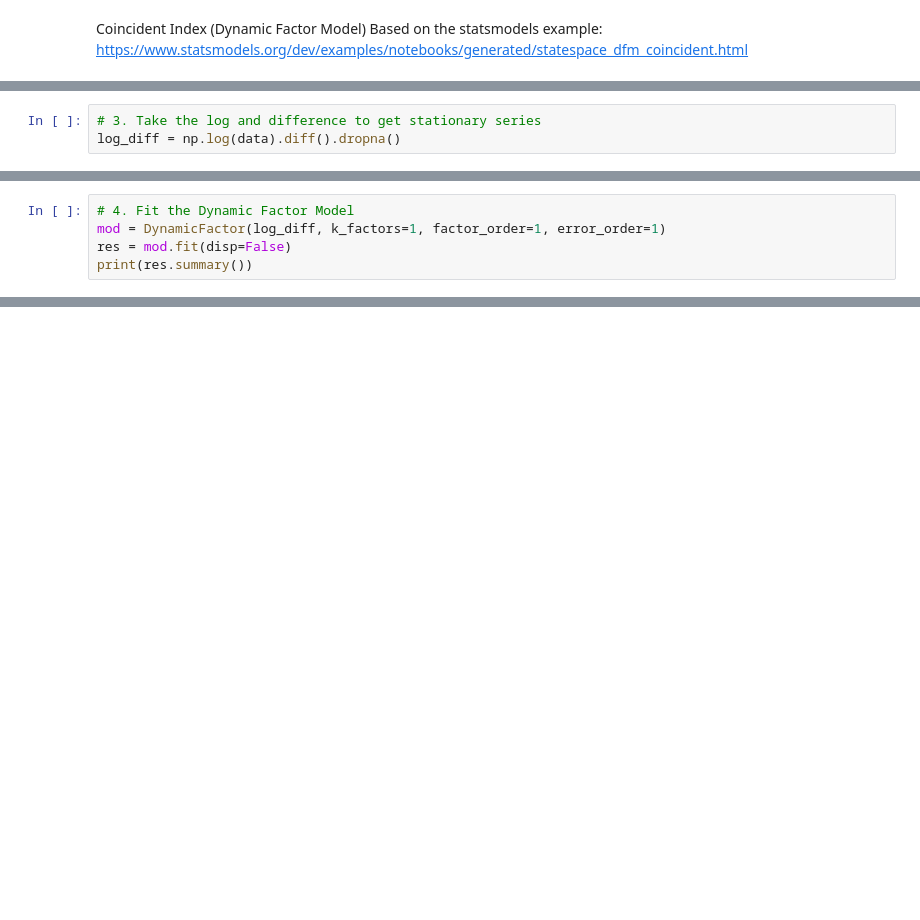
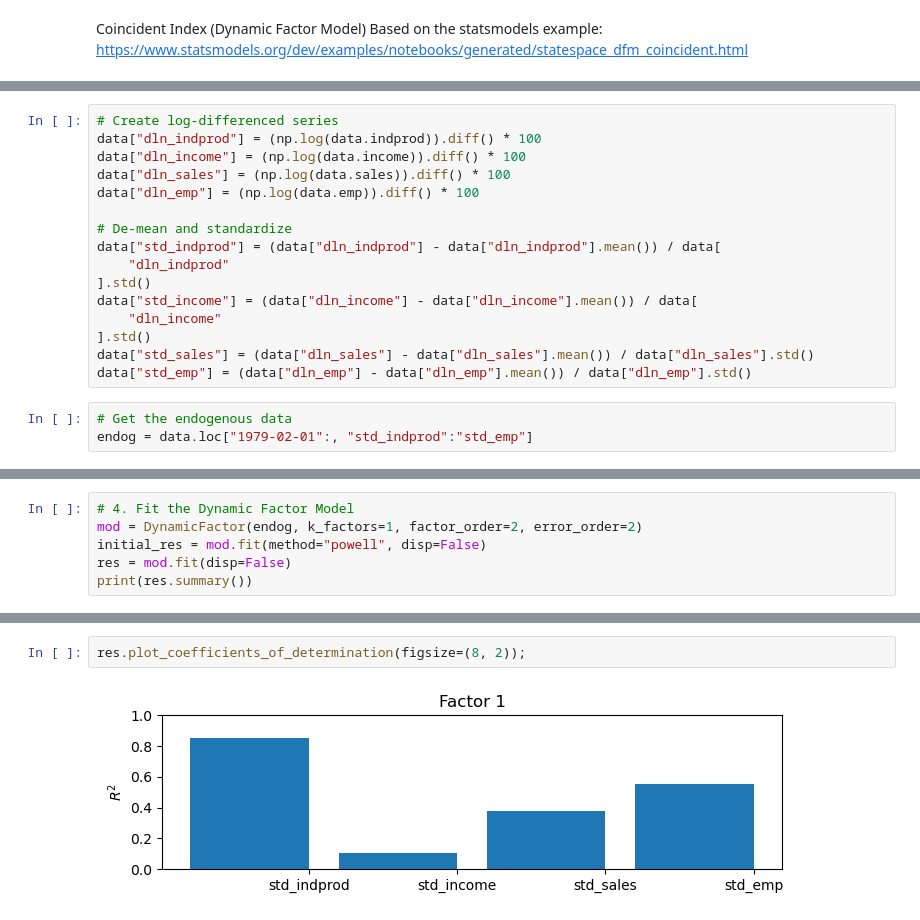
Before and after one commit to andreacate/GSoC2025_PyMC_extracode, a Jupyter notebook: StatsModel_DFM_coincident2.ipynb, the cells around one changed output, grey strips where cells are left out. Cells and saved outputs as stored; diff of their text form; blank space fills up the shorter version.

```diff
--- a/StatsModel_DFM_coincident2.ipynb
+++ b/StatsModel_DFM_coincident2.ipynb
@@ -29,3 +127,19 @@ data = data.dropna()
 # %%
-# 3. Take the log and difference to get stationary series
-log_diff = np.log(data).diff().dropna()
+# Create log-differenced series
+data["dln_indprod"] = (np.log(data.indprod)).diff() * 100
+data["dln_income"] = (np.log(data.income)).diff() * 100
+data["dln_sales"] = (np.log(data.sales)).diff() * 100
+data["dln_emp"] = (np.log(data.emp)).diff() * 100
+
+# De-mean and standardize
+data["std_indprod"] = (data["dln_indprod"] - data["dln_indprod"].mean()) / data[
+    "dln_indprod"
+].std()
+data["std_income"] = (data["dln_income"] - data["dln_income"].mean()) / data[
+    "dln_income"
+].std()
+data["std_sales"] = (data["dln_sales"] - data["dln_sales"].mean()) / data["dln_sales"].std()
+data["std_emp"] = (data["dln_emp"] - data["dln_emp"].mean()) / data["dln_emp"].std()
+# %%
+# Get the endogenous data
+endog = data.loc["1979-02-01":, "std_indprod":"std_emp"]
@@ -32,5 +181,6 @@ log_diff = np.log(data).diff().dropna()
 # %%
 # 4. Fit the Dynamic Factor Model
-mod = DynamicFactor(log_diff, k_factors=1, factor_order=1, error_order=1)
+mod = DynamicFactor(endog, k_factors=1, factor_order=2, error_order=2)
+initial_res = mod.fit(method="powell", disp=False)
 res = mod.fit(disp=False)
 print(res.summary())
@@ -53,0 +226,4 @@ plt.show()
+# %%
+res.plot_coefficients_of_determination(figsize=(8, 2));
+# %% [output]
+[figure, added]
```
Also changed, not shown: parts of 22 cells of this notebook.
